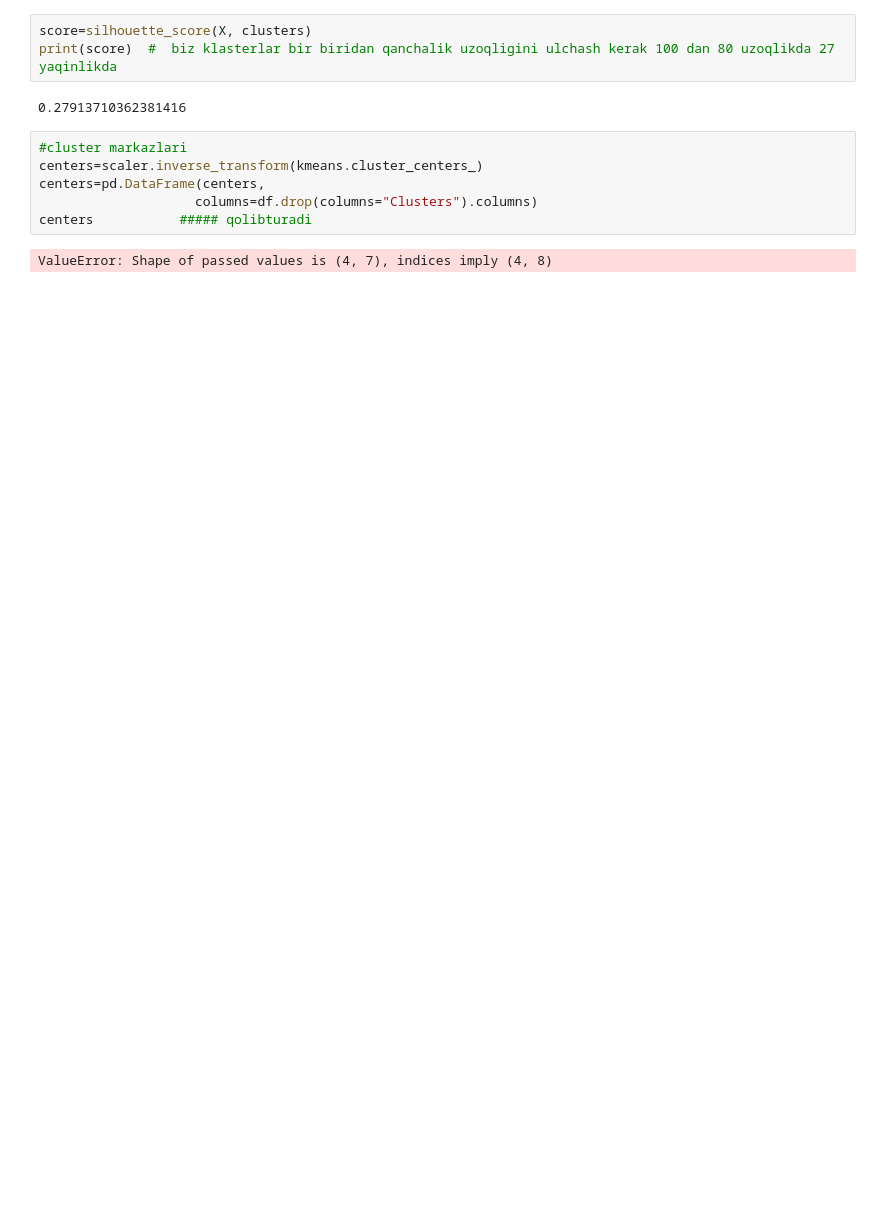
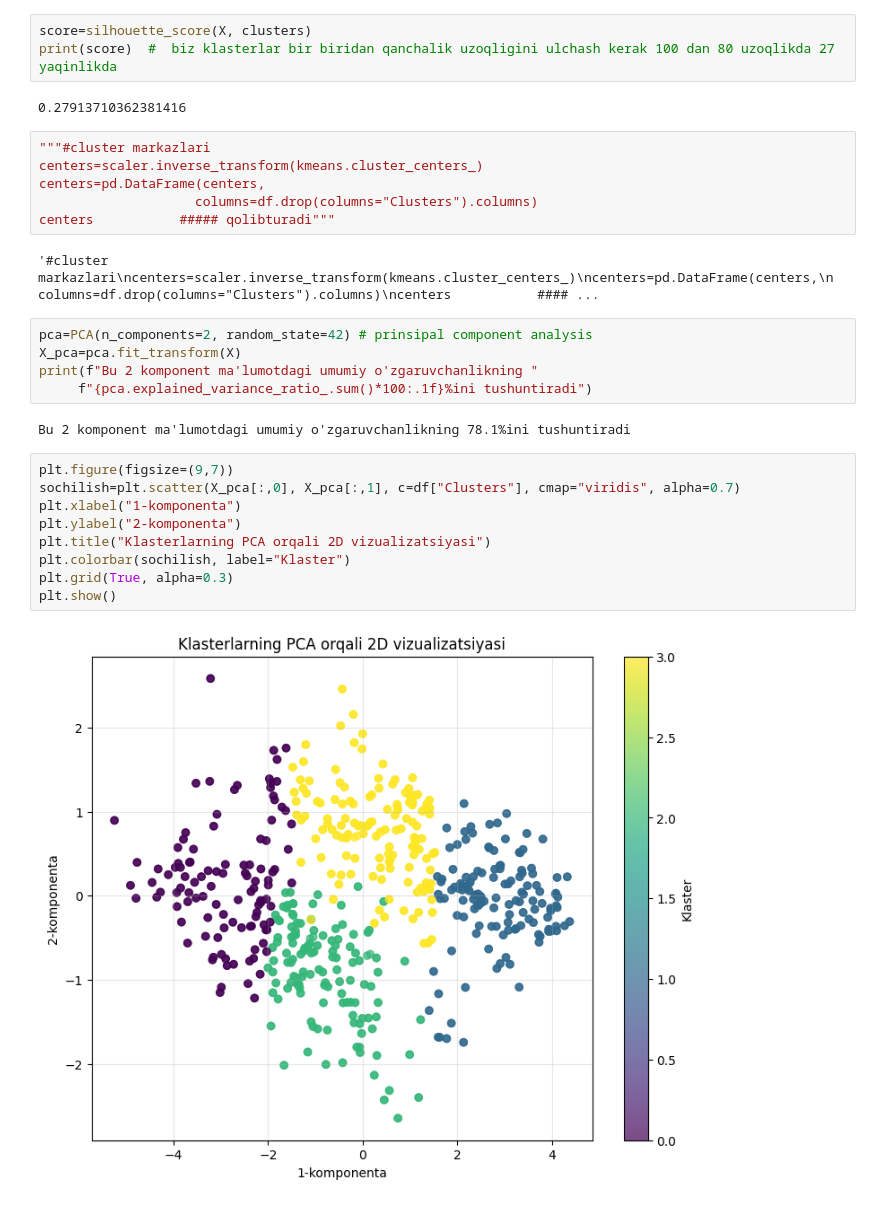
Before and after one commit to OydinZoidova/mlproject_car2, a Jupyter notebook: unsup/uns_ml.ipynb, the cells around one changed output. Drawn from its saved outputs; the diff is of its cells as text; blank space fills up the shorter version.

```diff
--- a/unsup/uns_ml.ipynb
+++ b/unsup/uns_ml.ipynb
@@ -195,10 +195,28 @@ print(score)  #  biz klasterlar bir biridan qanchalik uzoqligini ulchash kerak 1
 # %% [output]
 0.27913710362381416
 # %%
-#cluster markazlari
+"""#cluster markazlari
 centers=scaler.inverse_transform(kmeans.cluster_centers_)
 centers=pd.DataFrame(centers,
                     columns=df.drop(columns="Clusters").columns)
-centers           ##### qolibturadi
+centers           ##### qolibturadi"""
 # %% [output]
-ValueError: Shape of passed values is (4, 7), indices imply (4, 8)
+'#cluster markazlari\ncenters=scaler.inverse_transform(kmeans.cluster_centers_)\ncenters=pd.DataFrame(centers,\n                    columns=df.drop(columns="Clusters").columns)\ncenters           #### ...
+# %%
+pca=PCA(n_components=2, random_state=42) # prinsipal component analysis
+X_pca=pca.fit_transform(X)
+print(f"Bu 2 komponent ma'lumotdagi umumiy o'zgaruvchanlikning "
+     f"{pca.explained_variance_ratio_.sum()*100:.1f}%ini tushuntiradi")
+# %% [output]
+Bu 2 komponent ma'lumotdagi umumiy o'zgaruvchanlikning 78.1%ini tushuntiradi
+# %%
+plt.figure(figsize=(9,7))
+sochilish=plt.scatter(X_pca[:,0], X_pca[:,1], c=df["Clusters"], cmap="viridis", alpha=0.7)
+plt.xlabel("1-komponenta")
+plt.ylabel("2-komponenta")
+plt.title("Klasterlarning PCA orqali 2D vizualizatsiyasi")
+plt.colorbar(sochilish, label="Klaster")
+plt.grid(True, alpha=0.3)
+plt.show()
+# %% [output]
+[figure, added]
```
Also changed, not shown: parts of 7 cells of this notebook, 5 other files.
